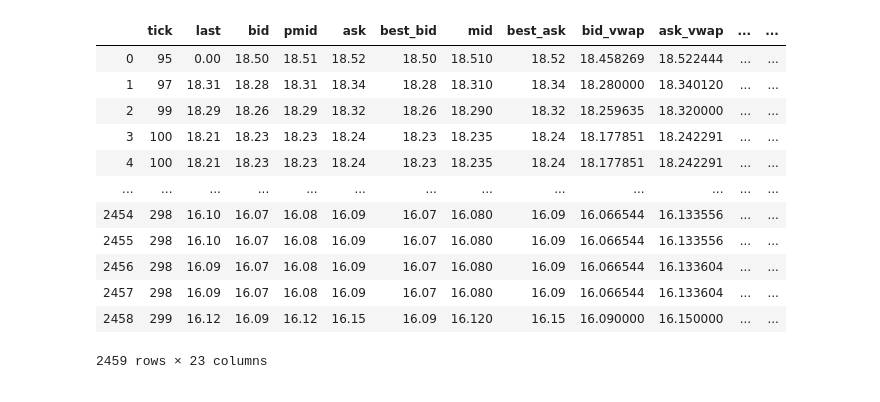
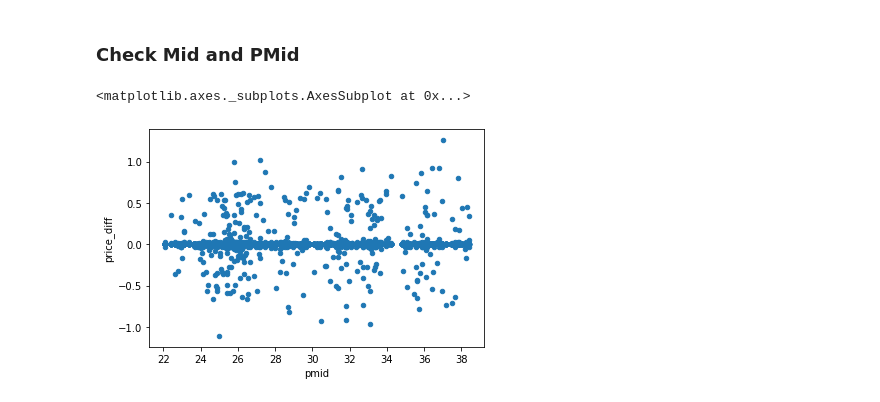
Before and after one commit to zQuantz/RITMM, a Jupyter notebook: notebooks/Log File Analysis.ipynb, the cells around one changed output. Cells and saved outputs as stored; diff of their text form; code cells hidden in the pictures.

```diff
--- a/notebooks/Log File Analysis.ipynb
+++ b/notebooks/Log File Analysis.ipynb
@@ -13,16 +11,24 @@ df = pd.read_csv(p / "../logs/2022_07_13T10_42_log.log")
-# %%
-df
-# %% [output]
-|  | tick | last | bid | pmid | ask | best_bid | mid | best_ask | bid_vwap | ask_vwap | ... | ... |
-| 0 | 95 | 0.00 | 18.50 | 18.51 | 18.52 | 18.50 | 18.510 | 18.52 | 18.458269 | 18.522444 | ... | ... |
-| 1 | 97 | 18.31 | 18.28 | 18.31 | 18.34 | 18.28 | 18.310 | 18.34 | 18.280000 | 18.340120 | ... | ... |
-| 2 | 99 | 18.29 | 18.26 | 18.29 | 18.32 | 18.26 | 18.290 | 18.32 | 18.259635 | 18.320000 | ... | ... |
-| 3 | 100 | 18.21 | 18.23 | 18.23 | 18.24 | 18.23 | 18.235 | 18.24 | 18.177851 | 18.242291 | ... | ... |
-| 4 | 100 | 18.21 | 18.23 | 18.23 | 18.24 | 18.23 | 18.235 | 18.24 | 18.177851 | 18.242291 | ... | ... |
-| ... | ... | ... | ... | ... | ... | ... | ... | ... | ... | ... | ... | ... |
-| 2454 | 298 | 16.10 | 16.07 | 16.08 | 16.09 | 16.07 | 16.080 | 16.09 | 16.066544 | 16.133556 | ... | ... |
-| 2455 | 298 | 16.10 | 16.07 | 16.08 | 16.09 | 16.07 | 16.080 | 16.09 | 16.066544 | 16.133556 | ... | ... |
-| 2456 | 298 | 16.09 | 16.07 | 16.08 | 16.09 | 16.07 | 16.080 | 16.09 | 16.066544 | 16.133604 | ... | ... |
-| 2457 | 298 | 16.09 | 16.07 | 16.08 | 16.09 | 16.07 | 16.080 | 16.09 | 16.066544 | 16.133604 | ... | ... |
-| 2458 | 299 | 16.12 | 16.09 | 16.12 | 16.15 | 16.09 | 16.120 | 16.15 | 16.090000 | 16.150000 | ... | ... |
-2459 rows × 23 columns
+# %%
+df = pd.read_csv(p / "../logs/2022_07_13T11_42_log_server2.log")
+
+ts = df.groupby('tick')['last'].count().reset_index()
+ts['f'] = 1 / ts['last']
+ts.columns = ['tick', 'c', 'f']
+
+modticks = []
+for idx, row in ts.iterrows():
+    for i in range(int(row.c)):
+        modticks.append(row.tick + i * row.f)
+
+df['tick'] = modticks
+df = df.set_index('tick')
+# %% [markdown]
+### Check Mid and PMid
+# %%
+tmp = df.copy()
+tmp['mid_diff'] = tmp.pmid - tmp.mid
+tmp['price_diff'] = tmp['last'].diff()
+tmp.plot.scatter('pmid', 'price_diff')
+# %% [output]
+<matplotlib.axes._subplots.AxesSubplot at 0x...>
+[figure, added]
```
Also changed, not shown: parts of 16 cells of this notebook, 27 other files.
